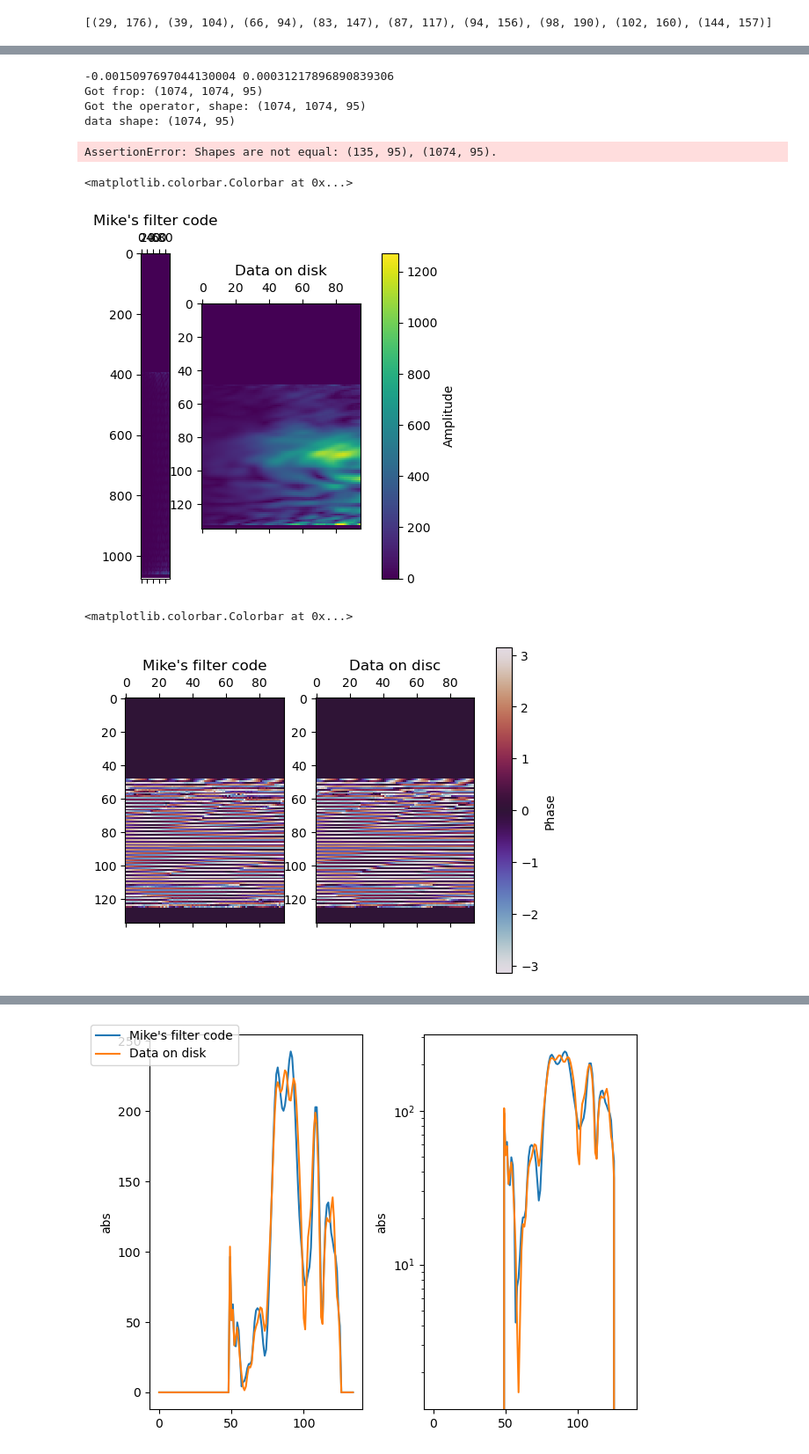
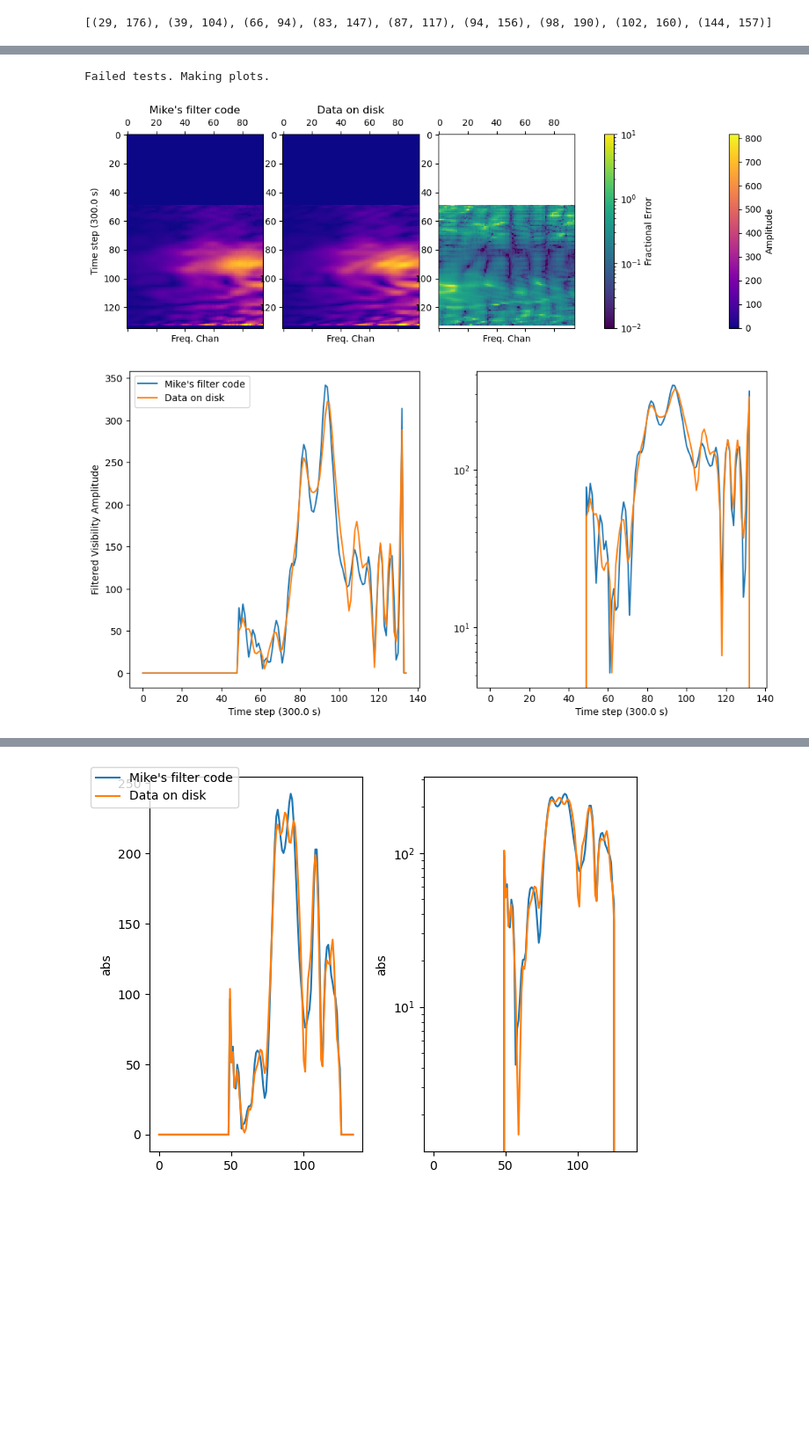
Before and after one commit to mwilensky768/HERA_FRF_cov, a Jupyter notebook: FRF_calc.ipynb, the cells around one changed output, grey strips where cells are left out. Shown at 88% size. Saved outputs shown, nothing was run; the diff lists cells and outputs as text; code cells hidden in the pictures; blank space fills up the shorter version.

```diff
--- a/FRF_calc.ipynb
+++ b/FRF_calc.ipynb
@@ -135,7 +141,6 @@ def get_frop(times, filter_cent_use, filter_half_wid_use, Nfreqs, t_avg=300., cu
 
     Ntimes = len(times)
 
-    print(filter_cent_use, filter_half_wid_use)
     dmatr, evals = dpss_operator(times, np.array([filter_cent_use, ]), np.array([filter_half_wid_use, ]),
                                  eigenval_cutoff=np.array([cutoff, ]))
     Nmodes = dmatr.shape[-1]
@@ -181,7 +186,6 @@ def get_frop(times, filter_cent_use, filter_half_wid_use, Nfreqs, t_avg=300., cu
 
     # Tfa,fat->Tfat->Tft->Ttf
     frop = np.einsum("Tfa,fat->Ttf", dchunk, lsq, optimize=True)
-    print(f"Got frop: {frop.shape}")
     #frop = (dchunk[:, :, :, np.newaxis] * lsq[np.newaxis]).sum(axis=2).swapaxes(1, 2)
 
     return frop
@@ -399,8 +403,6 @@ def test_frop_against_pipeline(antpairpol, unfiltered_waterfall_file, frf_tavg_i
 
         frop = get_frop(times_s, filter_cent_use, filter_half_wid_use, Nfreqs,
                         t_avg=t_avg, cutoff=cutoff, weights=np.logical_not(flags).astype(float))
-        print(f"Got the operator, shape: {frop.shape}")
-        print(f"data shape: {data.shape}")
 
         filt_dat = (frop * data).sum(axis=1)
 
@@ -412,8 +414,8 @@ def test_frop_against_pipeline(antpairpol, unfiltered_waterfall_file, frf_tavg_i
             assert pipeline_filt_dat.shape == filt_dat.shape, f"Shapes are not equal: {pipeline_filt_dat.shape}, {filt_dat.shape}."
             assert np.allclose(pipeline_filt_dat, filt_dat), "Data are not all close. More inspection warranted."
         except AssertionError as AE:
-            np.save(f"{outdir}/pipeline_filt_dat_test_data.npy", pipeline_filt_dat)
-            np.save(f"{outdir}/filt_dat_test_data.npy", filt_dat)
+            np.save(f"{outdir}/pipeline_filt_dat_test_data_{antpairpol[0]}_{antpairpol[1]}_{antpairpol[2]}_spw_{spw}_int_{int_ind}.npy", pipeline_filt_dat)
+            np.save(f"{outdir}/filt_dat_test_data_{antpairpol[0]}_{antpairpol[1]}_{antpairpol[2]}_spw_{spw}_int_{int_ind}.npy", filt_dat)
             raise AE
         print(f"Checks passed for int_ind={int_ind}")
     print("Congratulations! All checks passed. You are a talented and worthwhile human being!")
@@ -581,12 +688,0 @@ disc_files_int = [downselect_filelist_by_antpair(frf_waterfall_tavg_interleave_f
-# %%
-warnings.filterwarnings("ignore")
-
-unfiltered_waterfall_file = f"{outdir}/antpair_{antpair[0]}_{antpair[1]}_spw_{spw}_unfiltered_waterfall.uvh5"
-
-test_frop_against_pipeline(antpairpol, unfiltered_waterfall_file, disc_files_int, spw, cutoff=1e-12, t_avg=40.)
-# %% [output]
--0.0015097697044130004 0.00031217896890839306
-Got frop: (1074, 1074, 95)
-Got the operator, shape: (1074, 1074, 95)
-data shape: (1074, 95)
-AssertionError: Shapes are not equal: (135, 95), (1074, 95).
@@ -596,22 +689,6 @@ filt_dat = np.load(f"{outdir}/filt_dat_test_data.npy")
-# %%
-fig, ax = plt.subplots(ncols=2)
-
-im = ax[0].matshow(np.abs(filt_dat))
-ax[0].set_title("Mike's filter code")
-ax[1].matshow(np.abs(pipeline_filt_dat))
-ax[1].set_title("Data on disk")
-fig.colorbar(im, ax=ax.ravel().tolist(), label="Amplitude")
-# %% [output]
-<matplotlib.colorbar.Colorbar at 0x...>
-[figure, removed]
-# %%
-fig, ax = plt.subplots(ncols=2)
-
-im = ax[0].matshow(np.angle(filt_dat), cmap="twilight")
-ax[0].set_title("Mike's filter code")
-ax[1].matshow(np.angle(pipeline_filt_dat), cmap="twilight")
-ax[1].set_title("Data on disc")
-fig.colorbar(im, ax=ax.ravel().tolist(), label="Phase")
-# %% [output]
-<matplotlib.colorbar.Colorbar at 0x...>
-[figure, removed]
+# %%
+test_frop_against_pipeline_wrapper((29, 176), make_unfiltered_wf=False, make_downselected_filelist=False)
+# %% [output]
+Failed tests. Making plots.
+[figure, added]
+[figure, added]
```
Also changed, not shown: parts of 34 cells of this notebook.
